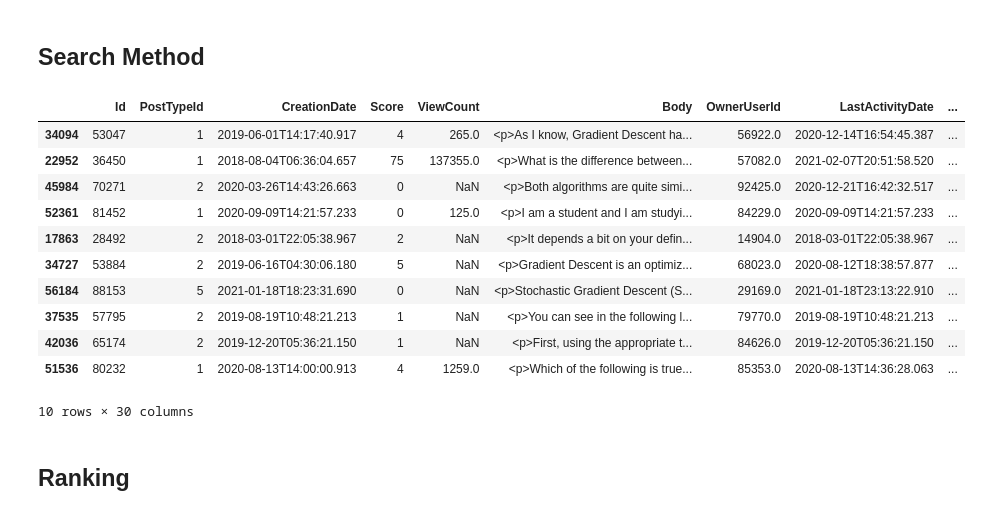
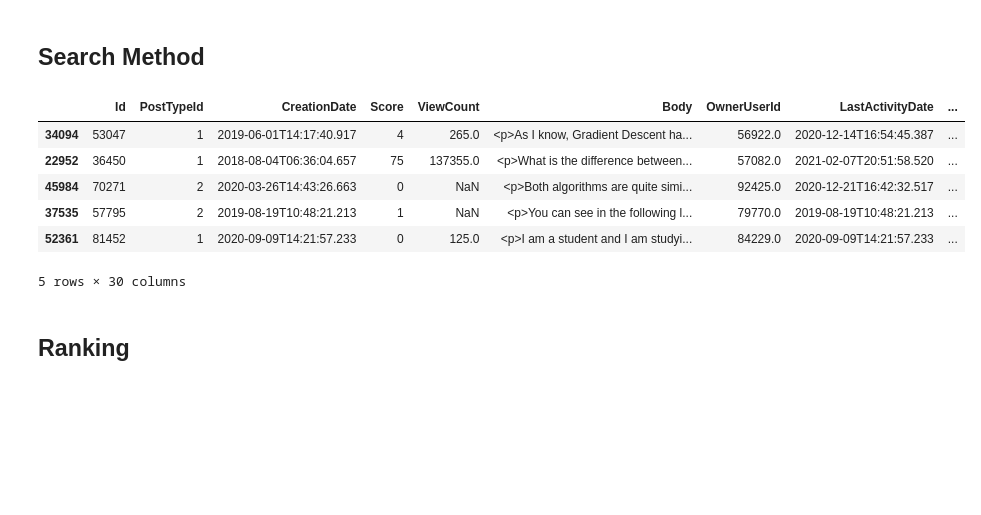
Before and after one commit to solalducloyer/EI_ST4_Groupe1, a Jupyter notebook: Search_Engine_Final_.ipynb, the cells around one changed output. Drawn from its saved outputs; the diff is of its cells as text; code cells hidden in the pictures; blank space fills up the shorter version.

```diff
--- a/Search_Engine_Final_.ipynb
+++ b/Search_Engine_Final_.ipynb
@@ -65,8 +65,8 @@ Mounted at /content/drive
 # %% [markdown]
 A adapter !
 # %%
-# DATAPATH = 'drive/MyDrive/EI_web_data/Data'
-DATAPATH = 'C:/Users/marwa/OneDrive - CentraleSupelec/Documents/EI ST_4/EI_ST4_Groupe1/Data'
+DATAPATH = 'drive/MyDrive/EI_web_data/Data'
+#DATAPATH = 'C:/Users/marwa/OneDrive - CentraleSupelec/Documents/EI ST_4/EI_ST4_Groupe1/Data'
 # %% [markdown]
 ###Save and load data
 # %%
@@ -220,25 +220,20 @@ def scored_df(query, df=df, inverted_index=inverted_index, k1=1.5, b=0.75, m=0.7
   return df_copy
 
 
-def search(query, top, df=df, inverted_index=inverted_index, k1=1.5, b=0.75, m=0.7, embeddings=embeddings, MODEL_ST=MODEL_ST):
+def search(query, top, mesure='MMesure', df=df, inverted_index=inverted_index, k1=1.5, b=0.75, m=0.7, embeddings=embeddings, MODEL_ST=MODEL_ST):
   df_copy=scored_df(query, df, inverted_index, k1, b, m, embeddings, MODEL_ST)
-  return df_copy.nlargest(top, 'MMesure')
+  return df_copy.nlargest(top, mesure)
 # %%
 query='what is stochastic gradient descent ?'
-search(query, top=10)
+search(query, top=5)
 # %% [output]
 |  | Id | PostTypeId | CreationDate | Score | ViewCount | Body | OwnerUserId | LastActivityDate | ... |
 | 34094 | 53047 | 1 | 2019-06-01T14:17:40.917 | 4 | 265.0 | <p>As I know, Gradient Descent ha... | 56922.0 | 2020-12-14T16:54:45.387 | ... |
 | 22952 | 36450 | 1 | 2018-08-04T06:36:04.657 | 75 | 137355.0 | <p>What is the difference between... | 57082.0 | 2021-02-07T20:51:58.520 | ... |
 | 45984 | 70271 | 2 | 2020-03-26T14:43:26.663 | 0 | NaN | <p>Both algorithms are quite simi... | 92425.0 | 2020-12-21T16:42:32.517 | ... |
+| 37535 | 57795 | 2 | 2019-08-19T10:48:21.213 | 1 | NaN | <p>You can see in the following l... | 79770.0 | 2019-08-19T10:48:21.213 | ... |
 | 52361 | 81452 | 1 | 2020-09-09T14:21:57.233 | 0 | 125.0 | <p>I am a student and I am studyi... | 84229.0 | 2020-09-09T14:21:57.233 | ... |
-| 17863 | 28492 | 2 | 2018-03-01T22:05:38.967 | 2 | NaN | <p>It depends a bit on your defin... | 14904.0 | 2018-03-01T22:05:38.967 | ... |
-| 34727 | 53884 | 2 | 2019-06-16T04:30:06.180 | 5 | NaN | <p>Gradient Descent is an optimiz... | 68023.0 | 2020-08-12T18:38:57.877 | ... |
-| 56184 | 88153 | 5 | 2021-01-18T18:23:31.690 | 0 | NaN | <p>Stochastic Gradient Descent (S... | 29169.0 | 2021-01-18T23:13:22.910 | ... |
-| 37535 | 57795 | 2 | 2019-08-19T10:48:21.213 | 1 | NaN | <p>You can see in the following l... | 79770.0 | 2019-08-19T10:48:21.213 | ... |
-| 42036 | 65174 | 2 | 2019-12-20T05:36:21.150 | 1 | NaN | <p>First, using the appropriate t... | 84626.0 | 2019-12-20T05:36:21.150 | ... |
-| 51536 | 80232 | 1 | 2020-08-13T14:00:00.913 | 4 | 1259.0 | <p>Which of the following is true... | 85353.0 | 2020-08-13T14:36:28.063 | ... |
-10 rows × 30 columns
+5 rows × 30 columns
 # %% [markdown]
 ## Ranking
 # %%
```
Also changed, not shown: parts of 12 cells of this notebook.
